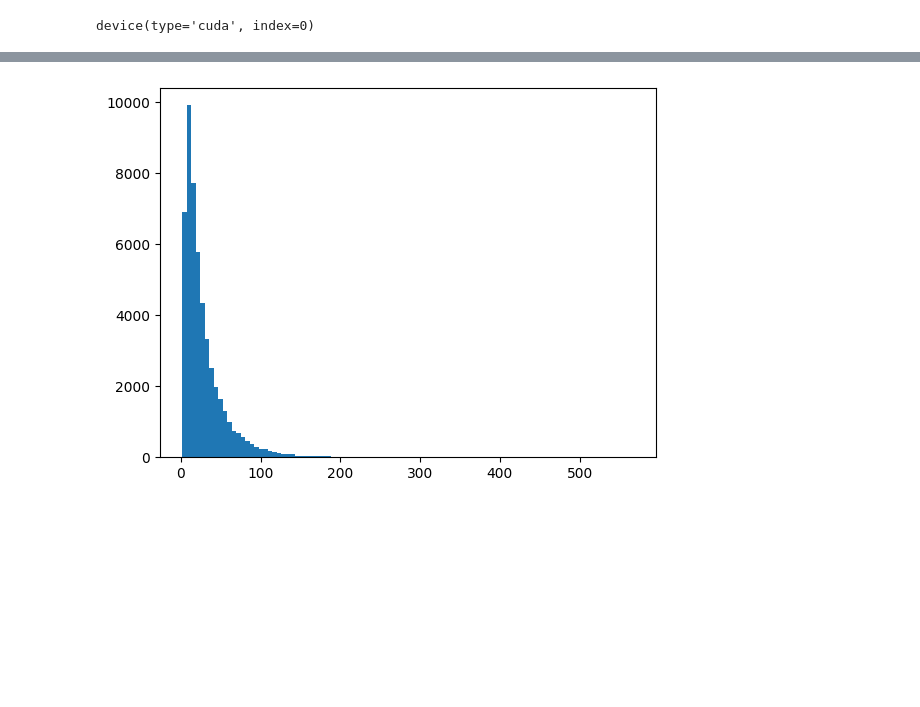
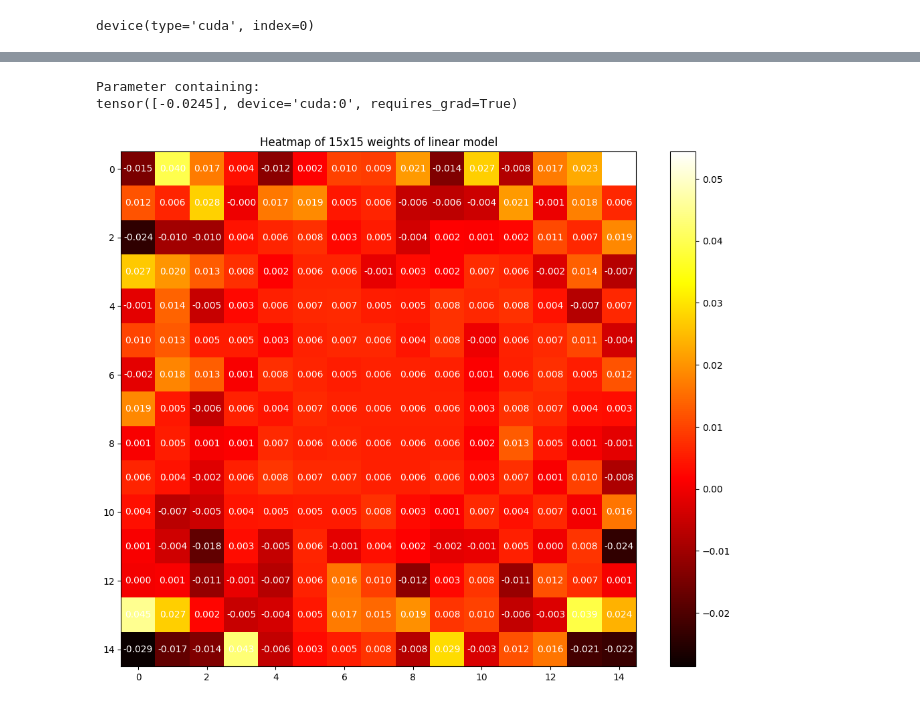
Before and after one commit to dxtvzw/ecal-optimization, a Jupyter notebook: src/experiments.ipynb, the cells around one changed output, grey strips where cells are left out. Saved outputs shown, nothing was run; the diff lists cells and outputs as text; code cells hidden in the pictures; blank space fills up the shorter version.

```diff
--- a/src/experiments.ipynb
+++ b/src/experiments.ipynb
@@ -272,6 +276,20 @@ plt.show()
-# %%
-plt.hist(y_train, bins=100)
-
-plt.show()
-# %% [output]
-[figure, removed]
+# %%
+model.fc1.bias
+# %% [output]
+Parameter containing:
+tensor([-0.0245], device='cuda:0', requires_grad=True)
+# %%
+linear_weights = model.fc1.weight.data.flatten().cpu().reshape(15, 15)
+
+plt.figure(figsize=(13, 10))
+plt.imshow(linear_weights, cmap='hot', interpolation='nearest')
+for i in range(linear_weights.shape[0]):
+    for j in range(linear_weights.shape[1]):
+        text = plt.text(j, i, f"{linear_weights[i, j]:.3f}",
+                        ha="center", va="center", color="w")
+
+plt.title("Heatmap of 15x15 weights of linear model")
+plt.colorbar()
+plt.show()
+# %% [output]
+[figure, added]
```
Also changed, not shown: parts of 13 cells of this notebook, 1 other file.
